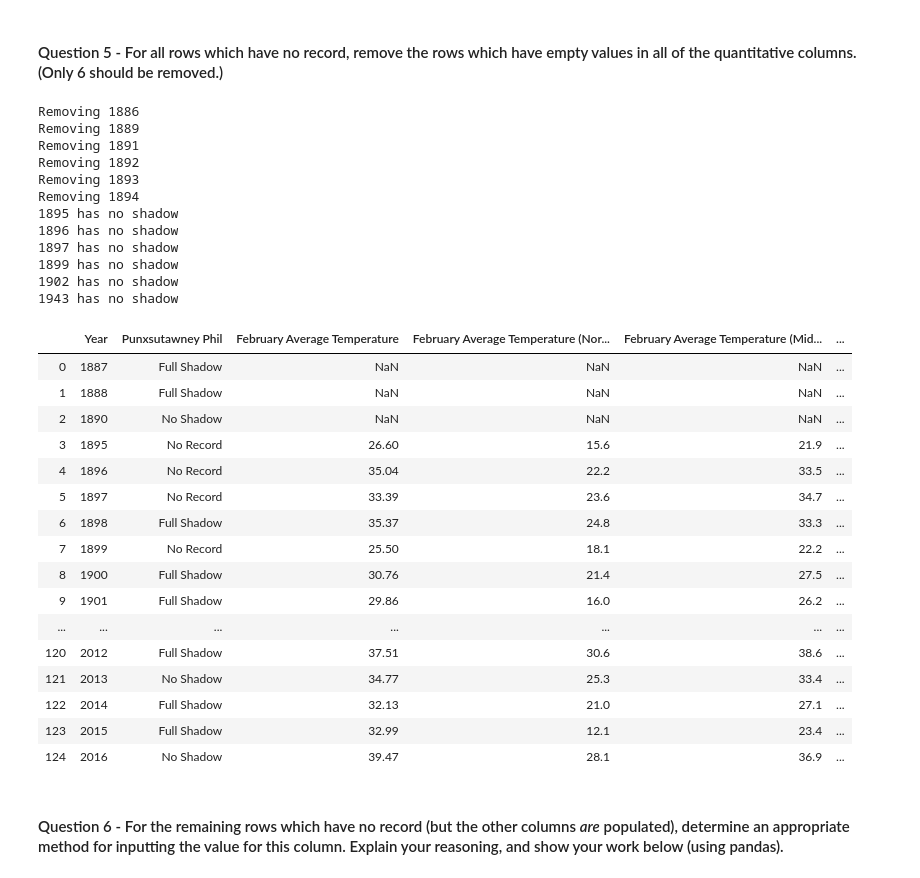
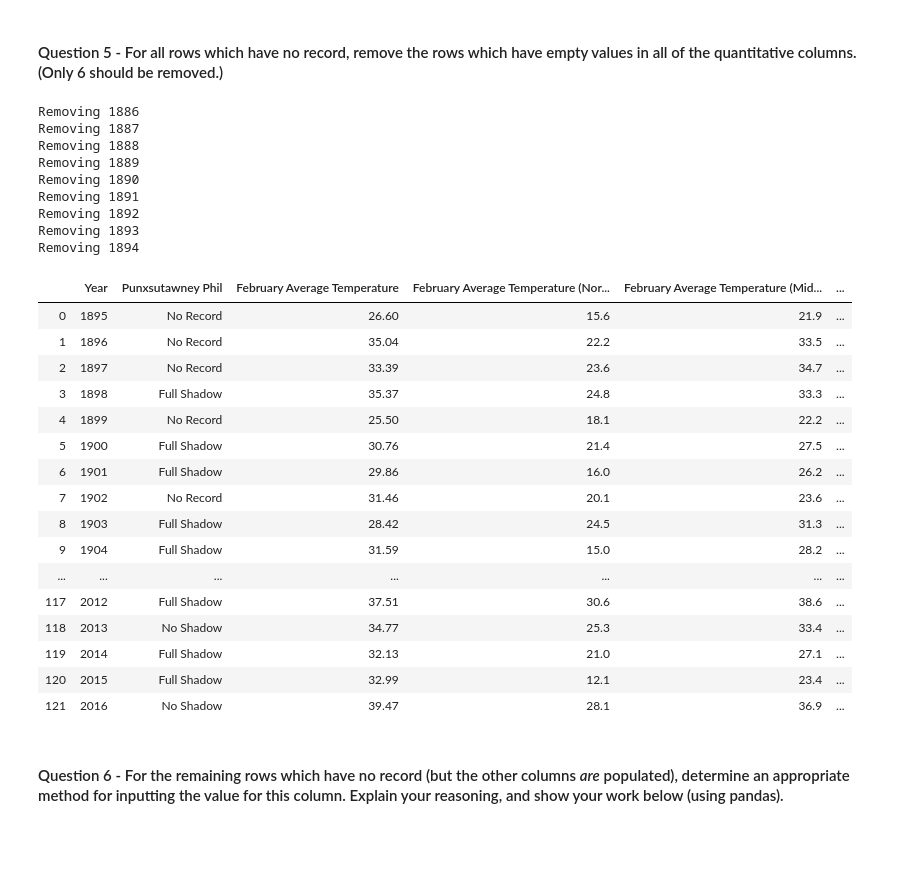
Before and after one commit to AmeerYHassan/CS301, a Jupyter notebook: HW6/Homework 06 Assignment.ipynb, the cells around one changed output. Saved outputs shown, nothing was run; the diff lists cells and outputs as text; code cells hidden in the pictures; blank space fills up the shorter version.

```diff
--- a/HW6/Homework 06 Assignment.ipynb
+++ b/HW6/Homework 06 Assignment.ipynb
@@ -114,43 +114,39 @@ df
 #### Question 5 - For all rows which have no record, remove the rows which have empty values in all of the quantitative columns. (Only 6 should be removed.)
 # %%
 for index, row in df.iterrows():
-    if row['Shadow'] is 0 and math.isnan(row['February Average Temperature']):
+    if (math.isnan(row['February Average Temperature'])) or (row['Shadow'] is 0 and math.isnan(row['February Average Temperature'])):
         print (f"Removing {row['Year']}")
         df = df.drop(index)
-    elif row['Shadow'] is 0:
-        print (f"{row['Year']} has no shadow")
+
 df.reset_index(drop=True, inplace=True)
 df
 # %% [output]
 Removing 1886
+Removing 1887
+Removing 1888
 Removing 1889
+Removing 1890
 Removing 1891
 Removing 1892
 Removing 1893
 Removing 1894
-1895 has no shadow
-1896 has no shadow
-1897 has no shadow
-1899 has no shadow
-1902 has no shadow
-1943 has no shadow
 |  | Year | Punxsutawney Phil | February Average Temperature | February Average Temperature (Nor... | February Average Temperature (Mid... | ... |
-| 0 | 1887 | Full Shadow | NaN | NaN | NaN | ... |
-| 1 | 1888 | Full Shadow | NaN | NaN | NaN | ... |
-| 2 | 1890 | No Shadow | NaN | NaN | NaN | ... |
-| 3 | 1895 | No Record | 26.60 | 15.6 | 21.9 | ... |
-| 4 | 1896 | No Record | 35.04 | 22.2 | 33.5 | ... |
-| 5 | 1897 | No Record | 33.39 | 23.6 | 34.7 | ... |
-| 6 | 1898 | Full Shadow | 35.37 | 24.8 | 33.3 | ... |
-| 7 | 1899 | No Record | 25.50 | 18.1 | 22.2 | ... |
-| 8 | 1900 | Full Shadow | 30.76 | 21.4 | 27.5 | ... |
-| 9 | 1901 | Full Shadow | 29.86 | 16.0 | 26.2 | ... |
+| 0 | 1895 | No Record | 26.60 | 15.6 | 21.9 | ... |
+| 1 | 1896 | No Record | 35.04 | 22.2 | 33.5 | ... |
+| 2 | 1897 | No Record | 33.39 | 23.6 | 34.7 | ... |
+| 3 | 1898 | Full Shadow | 35.37 | 24.8 | 33.3 | ... |
+| 4 | 1899 | No Record | 25.50 | 18.1 | 22.2 | ... |
+| 5 | 1900 | Full Shadow | 30.76 | 21.4 | 27.5 | ... |
+| 6 | 1901 | Full Shadow | 29.86 | 16.0 | 26.2 | ... |
+| 7 | 1902 | No Record | 31.46 | 20.1 | 23.6 | ... |
+| 8 | 1903 | Full Shadow | 28.42 | 24.5 | 31.3 | ... |
+| 9 | 1904 | Full Shadow | 31.59 | 15.0 | 28.2 | ... |
 | ... | ... | ... | ... | ... | ... | ... |
-| 120 | 2012 | Full Shadow | 37.51 | 30.6 | 38.6 | ... |
-| 121 | 2013 | No Shadow | 34.77 | 25.3 | 33.4 | ... |
-| 122 | 2014 | Full Shadow | 32.13 | 21.0 | 27.1 | ... |
-| 123 | 2015 | Full Shadow | 32.99 | 12.1 | 23.4 | ... |
-| 124 | 2016 | No Shadow | 39.47 | 28.1 | 36.9 | ... |
+| 117 | 2012 | Full Shadow | 37.51 | 30.6 | 38.6 | ... |
+| 118 | 2013 | No Shadow | 34.77 | 25.3 | 33.4 | ... |
+| 119 | 2014 | Full Shadow | 32.13 | 21.0 | 27.1 | ... |
+| 120 | 2015 | Full Shadow | 32.99 | 12.1 | 23.4 | ... |
+| 121 | 2016 | No Shadow | 39.47 | 28.1 | 36.9 | ... |
 # %% [markdown]
 #### Question 6 - For the remaining rows which have no record (but the other columns *are* populated), determine an appropriate method for inputting the value for this column. Explain your reasoning, and show your work below (using pandas).
 # %%
```
Also changed, not shown: parts of 3 cells of this notebook.
